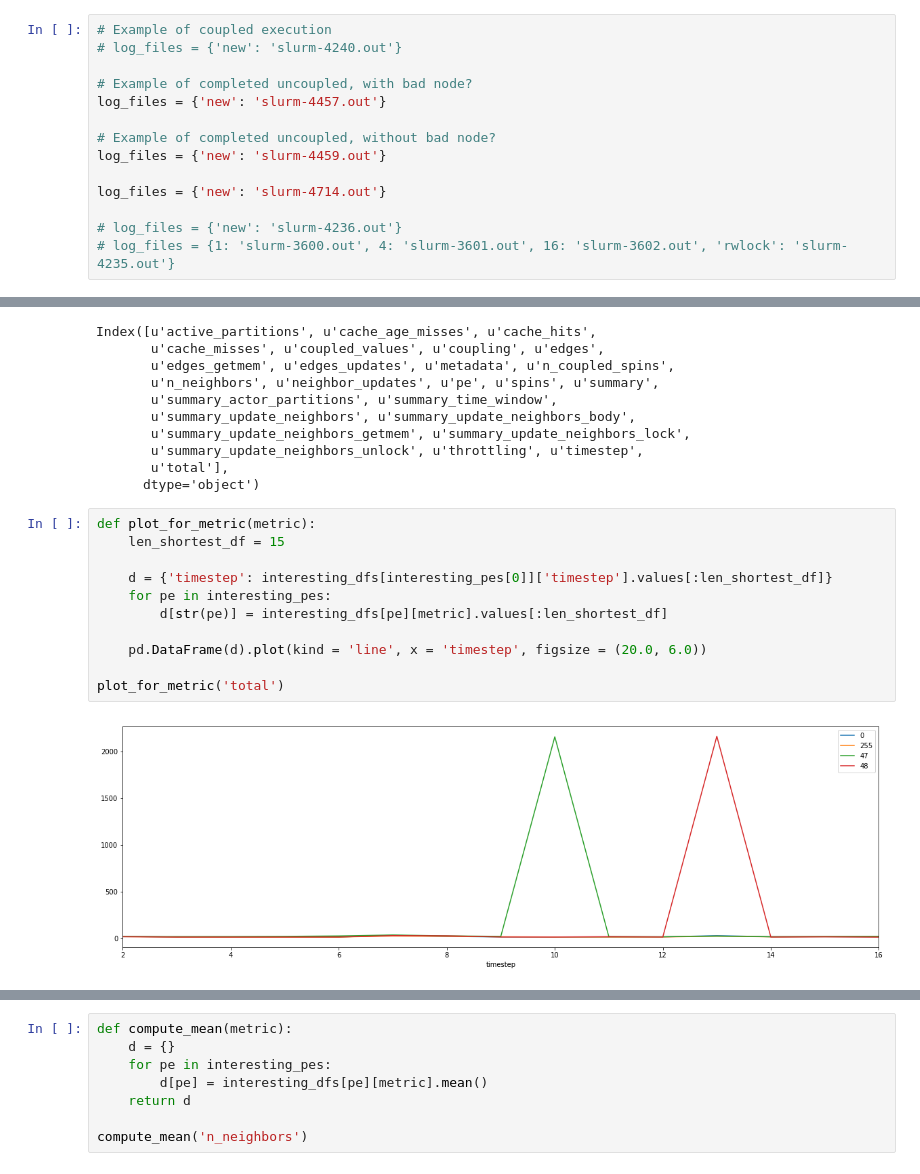
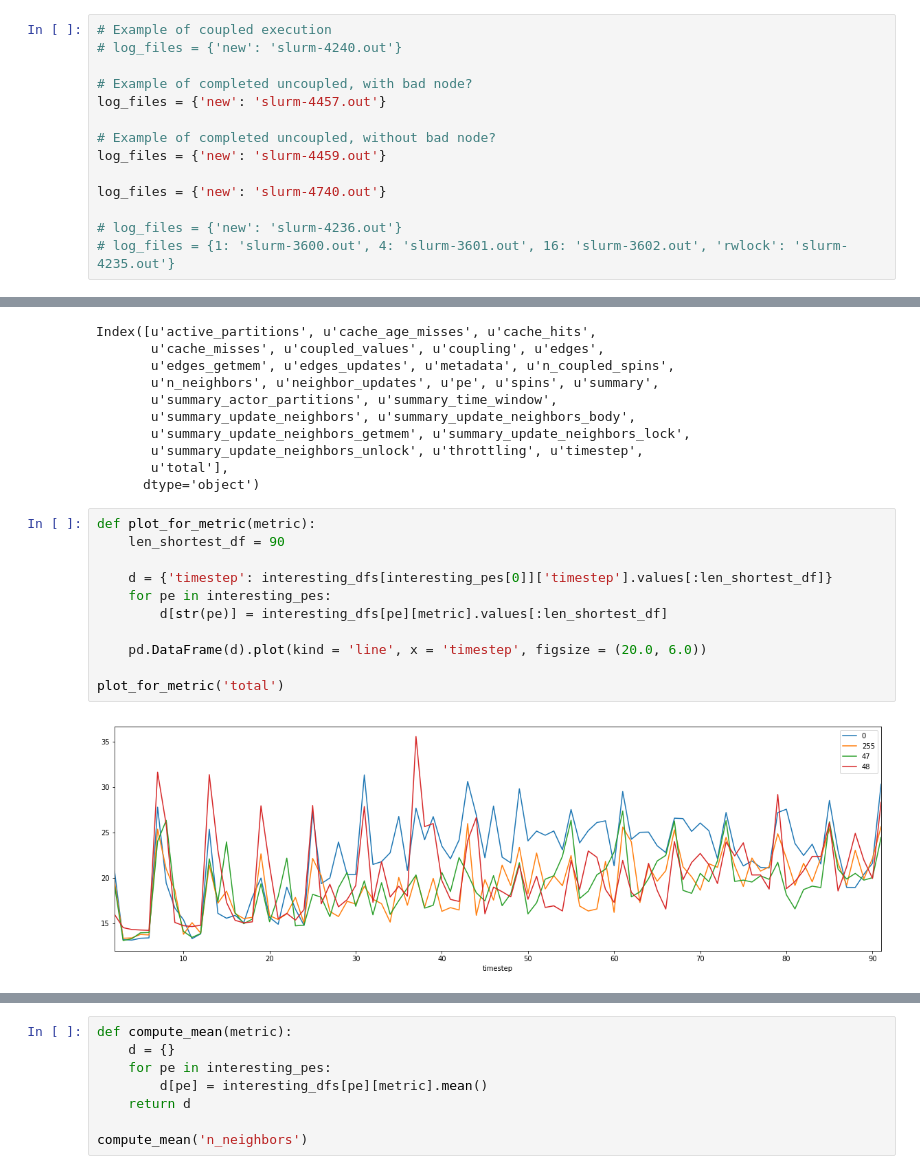
Before and after one commit to agrippa/hoover, a Jupyter notebook: data/analyze-hoover-logs.ipynb, the cells around one changed output, grey strips where cells are left out. Saved outputs shown, nothing was run; the diff lists cells and outputs as text.

```diff
--- a/data/analyze-hoover-logs.ipynb
+++ b/data/analyze-hoover-logs.ipynb
@@ -15,7 +15,7 @@ log_files = {'new': 'slurm-4457.out'}
 # Example of completed uncoupled, without bad node?
 log_files = {'new': 'slurm-4459.out'}
 
-log_files = {'new': 'slurm-4714.out'}
+log_files = {'new': 'slurm-4740.out'}
 
 # log_files = {'new': 'slurm-4236.out'}
 # log_files = {1: 'slurm-3600.out', 4: 'slurm-3601.out', 16: 'slurm-3602.out', 'rwlock': 'slurm-4235.out'}
@@ -295,17 +295,17 @@ Index([u'active_partitions', u'cache_age_misses', u'cache_hits',
       dtype='object')
 # %%
 def plot_for_metric(metric):
-    len_shortest_df = 15
+    len_shortest_df = 90
 
     d = {'timestep': interesting_dfs[interesting_pes[0]]['timestep'].values[:len_shortest_df]}
     for pe in interesting_pes:
         d[str(pe)] = interesting_dfs[pe][metric].values[:len_shortest_df]
 
     pd.DataFrame(d).plot(kind = 'line', x = 'timestep', figsize = (20.0, 6.0))
 
 plot_for_metric('total')
 # %% [output]
-[figure, old version]
+[figure, new version]
 # %%
 plot_for_metric('metadata')
 # %% [output]
```
Also changed, not shown: parts of 29 cells of this notebook.
